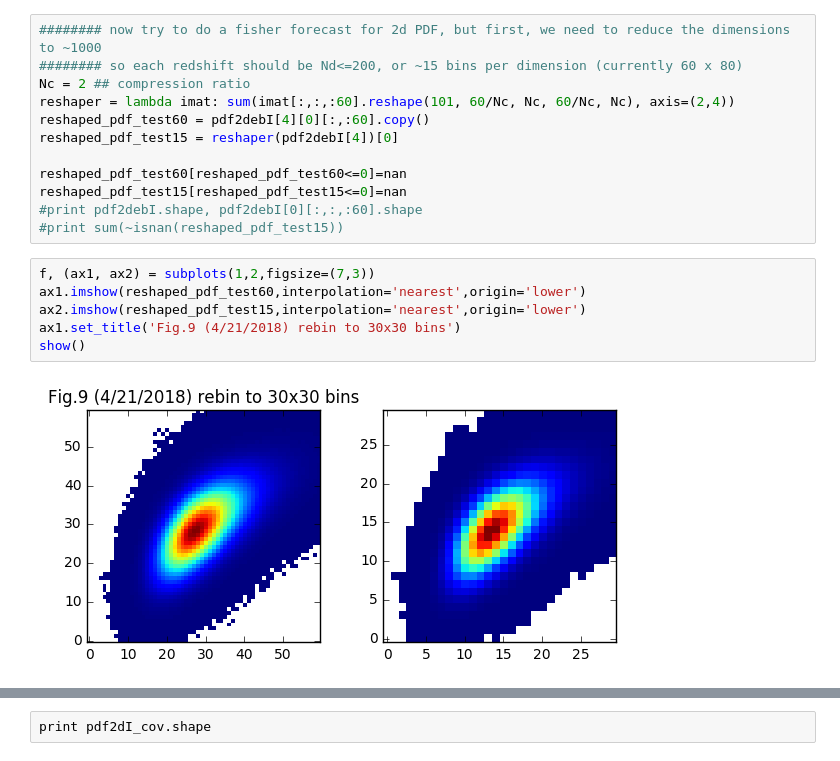
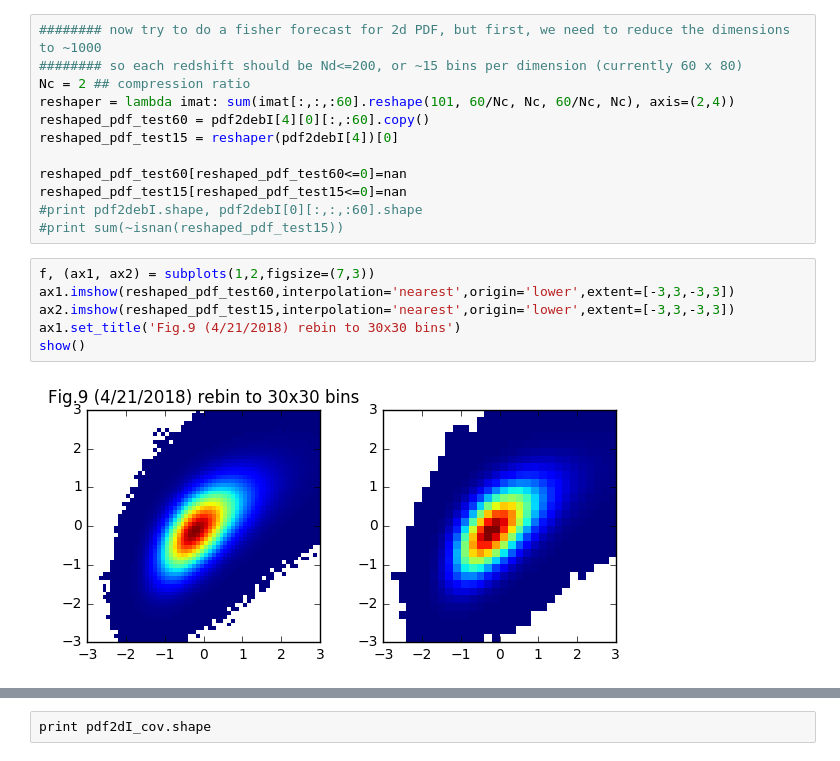
Before and after one commit to liuxx479/PDFs, a Jupyter notebook: PDFs.ipynb, the cells around one changed output, grey strips where cells are left out. Saved outputs shown, nothing was run; the diff lists cells and outputs as text.

```diff
--- a/PDFs.ipynb
+++ b/PDFs.ipynb
@@ -211,12 +198,12 @@ reshaped_pdf_test15[reshaped_pdf_test15<=0]=nan
 #print sum(~isnan(reshaped_pdf_test15))
 # %%
 f, (ax1, ax2) = subplots(1,2,figsize=(7,3))
-ax1.imshow(reshaped_pdf_test60,interpolation='nearest',origin='lower')
-ax2.imshow(reshaped_pdf_test15,interpolation='nearest',origin='lower')
+ax1.imshow(reshaped_pdf_test60,interpolation='nearest',origin='lower',extent=[-3,3,-3,3])
+ax2.imshow(reshaped_pdf_test15,interpolation='nearest',origin='lower',extent=[-3,3,-3,3])
 ax1.set_title('Fig.9 (4/21/2018) rebin to 30x30 bins')
 show()
 # %% [output]
-[figure, old version]
+[figure, new version]
 # %%
 pdf2dI_cov = array([load('box5/output_eb_5000_s4/ALL_igalXicmb_2dpdf_%.1f_1.0_1.0.npy'
                      %(iz)) for iz in z_source])
```
Also changed, not shown: parts of 16 cells of this notebook.
